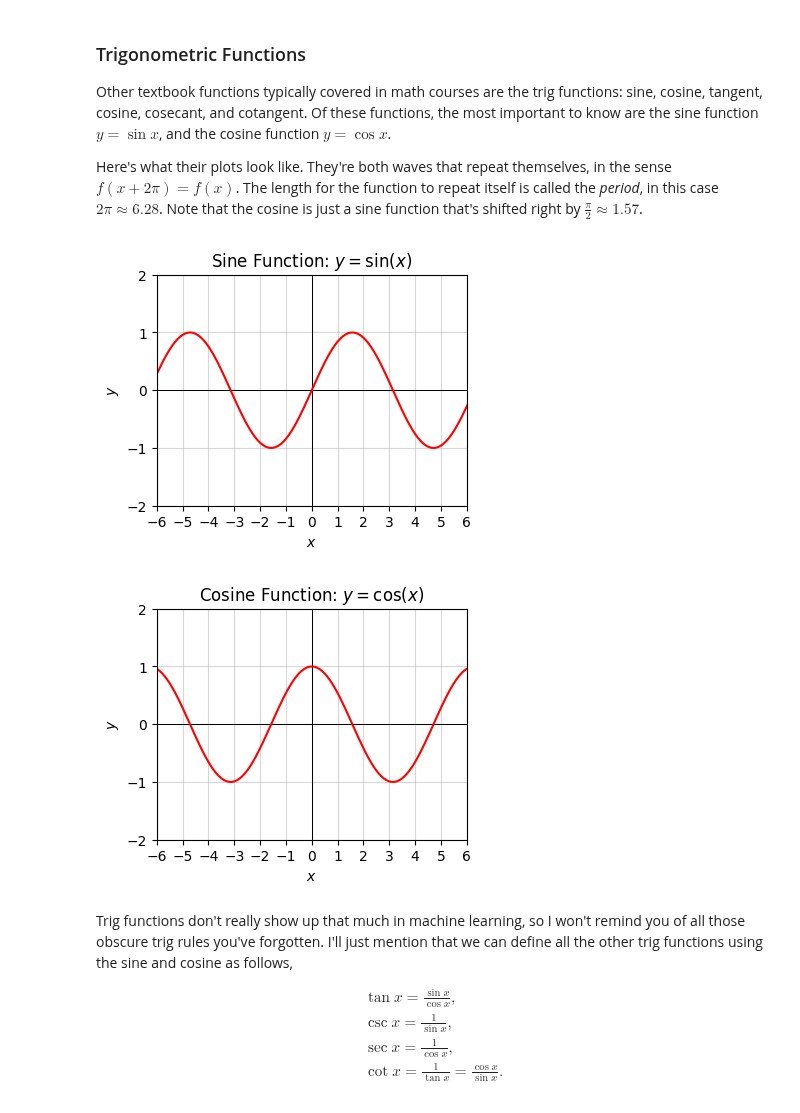
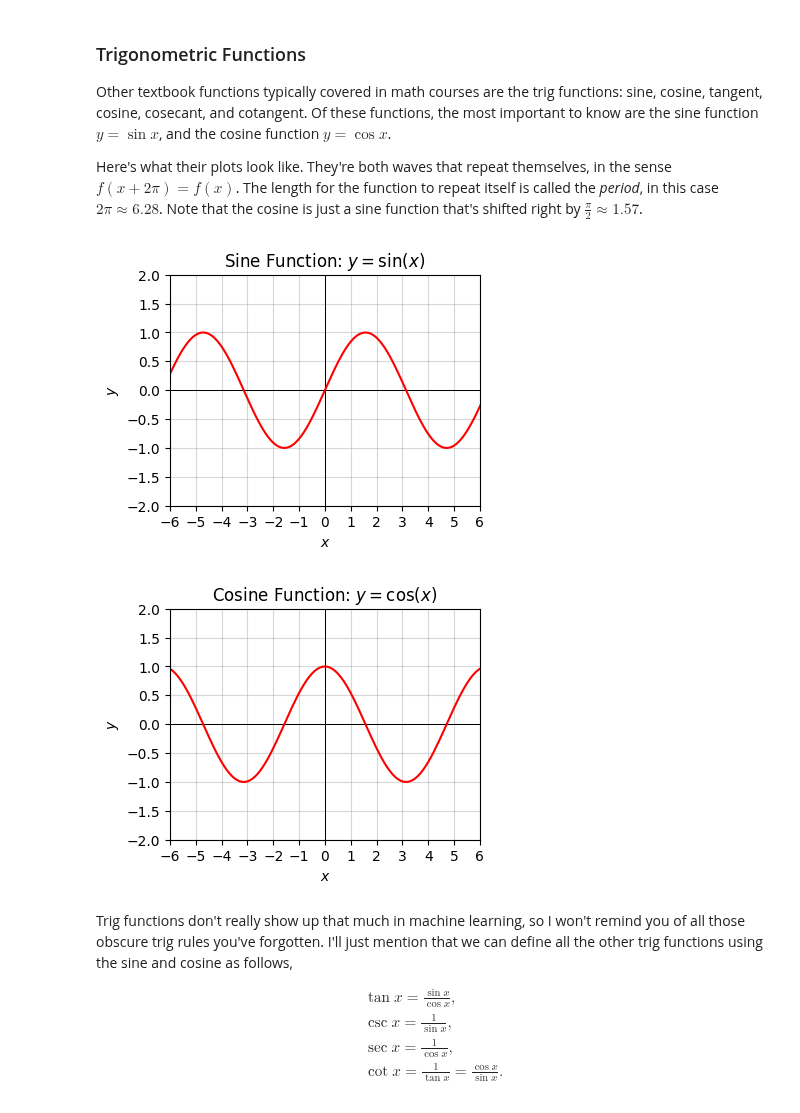
Before and after one commit to rkingery/ml-book, a Jupyter notebook: notebooks/basic-math.ipynb, the cells around one changed output. Saved outputs shown, nothing was run; the diff lists cells and outputs as text; code cells hidden in the pictures.

```diff
--- a/notebooks/basic-math.ipynb
+++ b/notebooks/basic-math.ipynb
@@ -426,15 +425,15 @@ Here's what their plots look like. They're both waves that repeat themselves, in
 # %%
 x = np.arange(-10, 10, 0.1)
 f = lambda x: np.sin(x)
-plot_function(x, f, xlim=(-6, 6), ylim=(-2, 2),  title='Sine Function: $y=\sin(x)$')
+plot_function(x, f, xlim=(-6, 6), ylim=(-2, 2),  ticks_every=[1, 0.5], title='Sine Function: $y=\sin(x)$')
 # %% [output]
-[figure, old version]
+[figure, new version]
 # %%
 x = np.arange(-10, 10, 0.1)
 f = lambda x: np.cos(x)
-plot_function(x, f, xlim=(-6, 6), ylim=(-2, 2), title='Cosine Function: $y=\cos(x)$')
+plot_function(x, f, xlim=(-6, 6), ylim=(-2, 2), ticks_every=[1, 0.5], title='Cosine Function: $y=\cos(x)$')
 # %% [output]
-[figure, old version]
+[figure, new version]
 # %% [markdown]
 Trig functions don't really show up that much in machine learning, so I won't remind you of all those obscure trig rules you've forgotten. I'll just mention that we can define all the other trig functions using the sine and cosine as follows,
 
```
Also changed, not shown: parts of 48 cells of this notebook, 12 other files.
